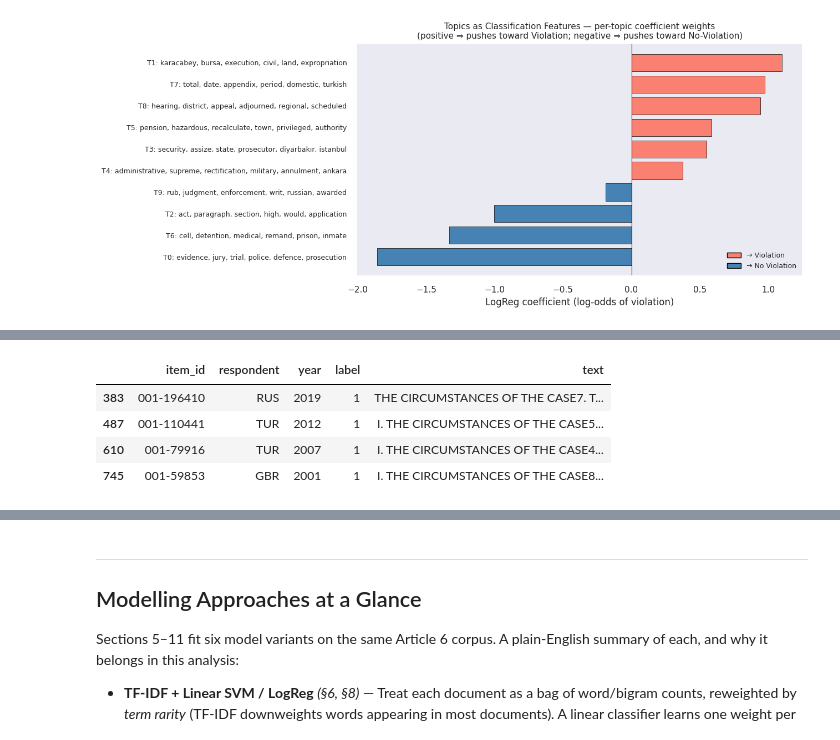
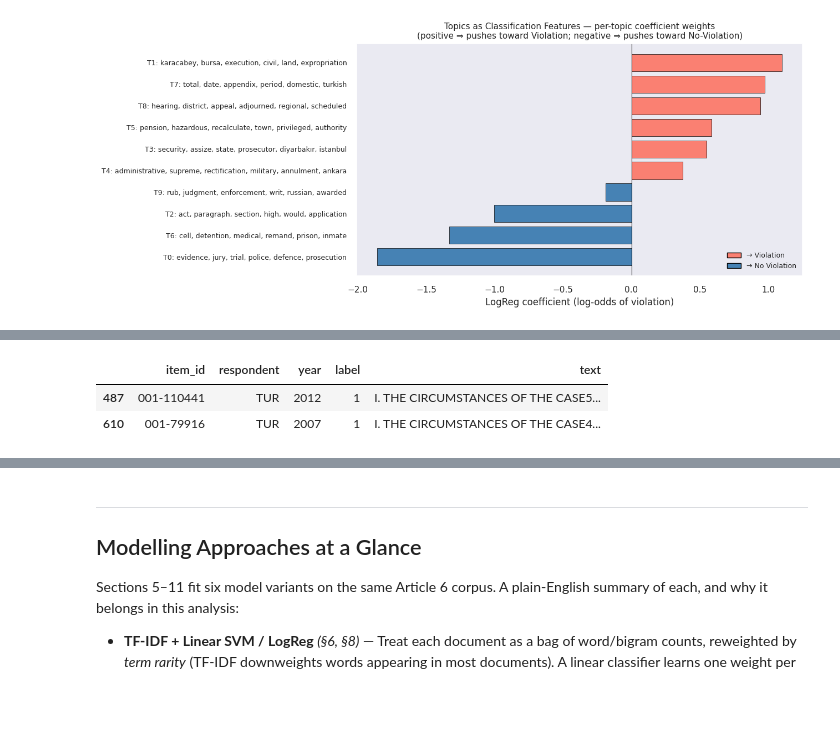
Before and after one commit to leondgarse/echr, a Jupyter notebook: LL5532X_Group_Project_Group_4_echr.ipynb, the cells around one changed output, grey strips where cells are left out. Saved outputs shown, nothing was run; the diff lists cells and outputs as text; code cells hidden in the pictures; blank space fills up the shorter version.

Commit message:
Revise §§5,11,12,13,14 per submission feedback: close reading, tables, cross-refs
Co-Authored-By: Claude Opus 4.7 <noreply@anthropic.com>

```diff
--- a/LL5532X_Group_Project_Group_4_echr.ipynb
+++ b/LL5532X_Group_Project_Group_4_echr.ipynb
@@ -1781,17 +1790,15 @@ Typical pattern: Turkish State Security Court / Assize Court proceedings. Near-u
 # %%
 # §5.3 (T3 deep-dive) — Sample FACTS excerpts for cases 110441 / 79916 / 196410 / 59853
-_t3_case_ids = ['001-110441', '001-79916', '001-196410', '001-59853']
+_t3_case_ids = ['001-110441', '001-79916']
 _id_col = next((c for c in ['item_id', 'itemid', 'id'] if c in df.columns), df.columns[0])
 _sample_cols = [c for c in [_id_col, 'respondent', 'year', 'label', 'text'] if c in df.columns]
 _t3_df = df[df[_id_col].astype(str).isin(_t3_case_ids)][_sample_cols].copy()
 _t3_df['text'] = _t3_df['text'].str.slice(0, 600) + '…'
 from IPython.display import display
 pd.set_option('display.max_colwidth', 600)
 _t3_df.head()
 # %% [output]
 |  | item_id | respondent | year | label | text |
-| 383 | 001-196410 | RUS | 2019 | 1 | THE CIRCUMSTANCES OF THE CASE7. T... |
 | 487 | 001-110441 | TUR | 2012 | 1 | I. THE CIRCUMSTANCES OF THE CASE5... |
 | 610 | 001-79916 | TUR | 2007 | 1 | I. THE CIRCUMSTANCES OF THE CASE4... |
-| 745 | 001-59853 | GBR | 2001 | 1 | I. THE CIRCUMSTANCES OF THE CASE8... |
 # %% [markdown]
```
Also changed, not shown: parts of 20 cells of this notebook.
